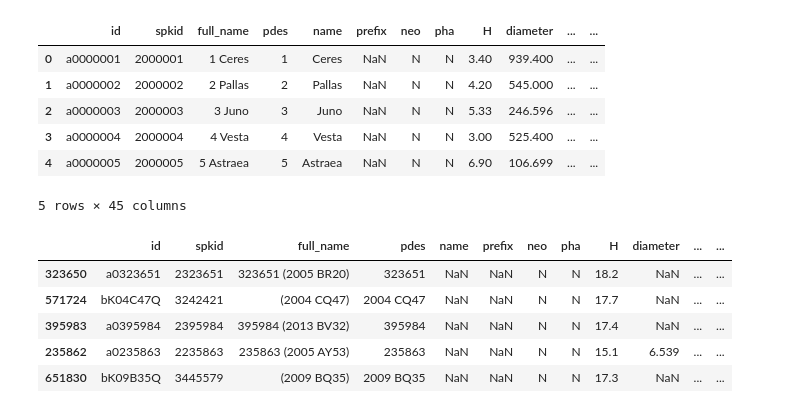
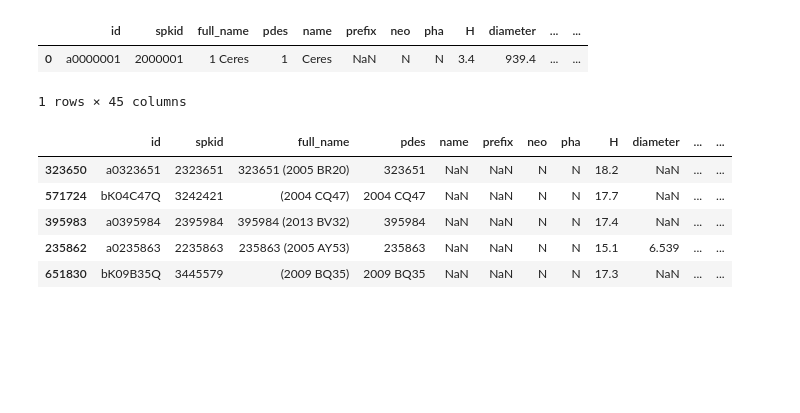
Before and after one commit to PazReumante/asteroid_prediction, a Jupyter notebook: explore_Ferreras.ipynb, the cells around one changed output. Cells and saved outputs as stored; diff of their text form; code cells hidden in the pictures; blank space fills up the shorter version.

```diff
--- a/explore_Ferreras.ipynb
+++ b/explore_Ferreras.ipynb
@@ -1,23 +1,19 @@
 # %%
 import pandas as pd
 
 # Cargar Dataset
 part1 = pd.read_csv('Data\dataset_part1.csv')
 part2 = pd.read_csv('Data\dataset_part2.csv')
 part3 = pd.read_csv('Data\dataset_part3.csv')
 part4 = pd.read_csv('Data\dataset_part4.csv')
 part5 = pd.read_csv('Data\dataset_part5.csv')
 
 total_data = pd.concat([part1, part2, part3, part4, part5], ignore_index=True)
-total_data.head()
+total_data.head(1)
 # %% [output]
 |  | id | spkid | full_name | pdes | name | prefix | neo | pha | H | diameter | ... | ... |
-| 0 | a0000001 | 2000001 | 1 Ceres | 1 | Ceres | NaN | N | N | 3.40 | 939.400 | ... | ... |
-| 1 | a0000002 | 2000002 | 2 Pallas | 2 | Pallas | NaN | N | N | 4.20 | 545.000 | ... | ... |
-| 2 | a0000003 | 2000003 | 3 Juno | 3 | Juno | NaN | N | N | 5.33 | 246.596 | ... | ... |
-| 3 | a0000004 | 2000004 | 4 Vesta | 4 | Vesta | NaN | N | N | 3.00 | 525.400 | ... | ... |
-| 4 | a0000005 | 2000005 | 5 Astraea | 5 | Astraea | NaN | N | N | 6.90 | 106.699 | ... | ... |
+| 0 | a0000001 | 2000001 | 1 Ceres | 1 | Ceres | NaN | N | N | 3.4 | 939.4 | ... | ... |
-5 rows × 45 columns
+1 rows × 45 columns
 # %%
 # Commo la cantidad de datos es muy grande (mas de 900000 datos) cogemos una muestra aleatoria de 150000
 sample_total_data = total_data.sample(n=150000, random_state=42)
```
Also changed, not shown: 1 other file.
